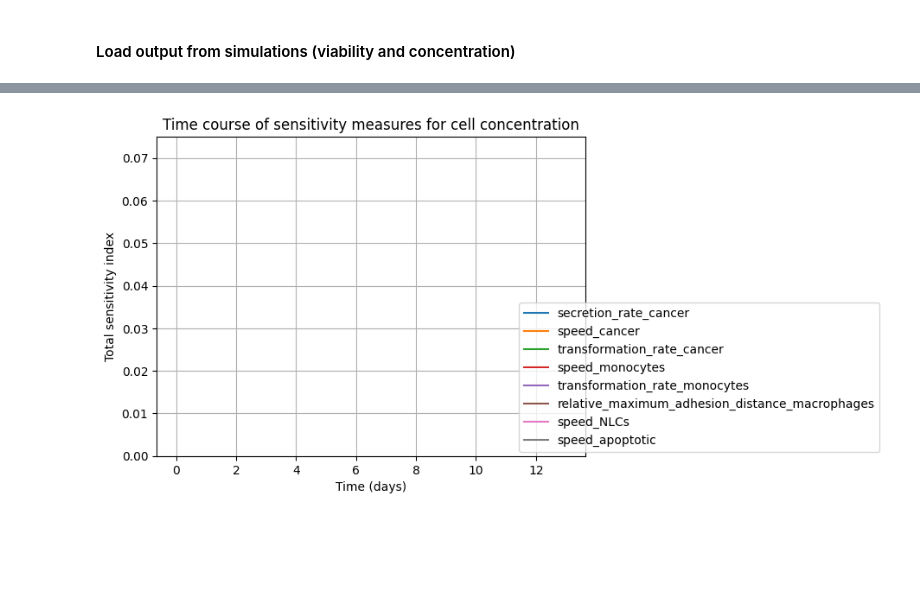
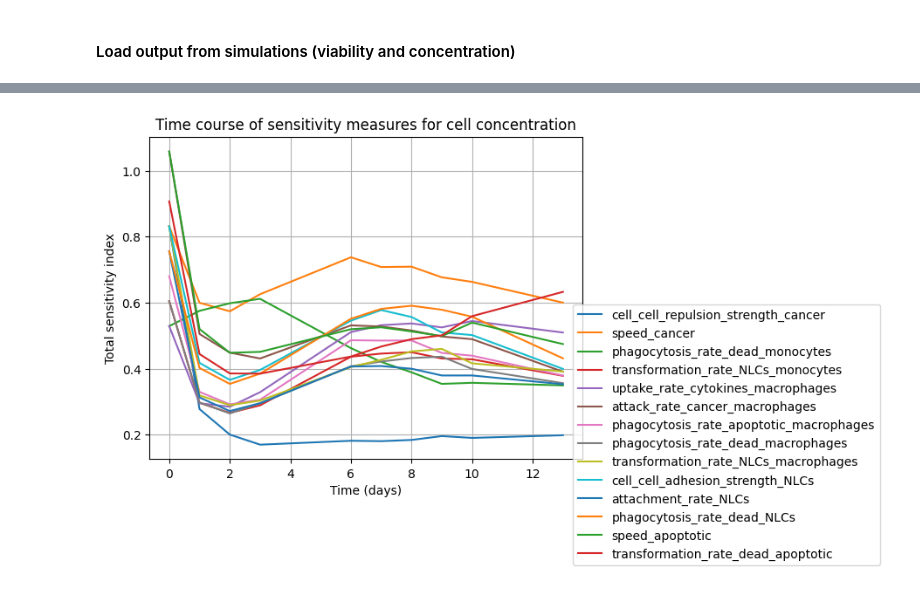
Before and after one commit to mhurtado13/NLC-CLL_HPC_exploration, a Jupyter notebook: Physicell_NLCs-CLL/scripts/SA_analysis.ipynb, the cells around one changed output, grey strips where cells are left out. Saved outputs shown, nothing was run; the diff lists cells and outputs as text; code cells hidden in the pictures; blank space fills up the shorter version.

```diff
--- a/Physicell_NLCs-CLL/scripts/SA_analysis.ipynb
+++ b/Physicell_NLCs-CLL/scripts/SA_analysis.ipynb
@@ -97,9 +36,11 @@ print(max_value)
 #Read output of simulation
 viability_data_node1 = pd.read_csv('../data_output/Sensitivity_analysis/results/viability_1.csv', delimiter=",")
 viability_data_node2 = pd.read_csv('../data_output/Sensitivity_analysis/results/viability_2.csv', delimiter=",")
+viability_data_node3 = pd.read_csv('../data_output/Sensitivity_analysis/results/viability_3.csv', delimiter=",")
 
 concentration_data_node1 = pd.read_csv('../data_output/Sensitivity_analysis/results/concentration_1.csv', delimiter=",")
 concentration_data_node2 = pd.read_csv('../data_output/Sensitivity_analysis/results/concentration_2.csv', delimiter=",")
+concentration_data_node3 = pd.read_csv('../data_output/Sensitivity_analysis/results/concentration_3.csv', delimiter=",")
 
-viability_data = pd.concat([viability_data_node1, viability_data_node2], axis = 1)
-concentration_data = pd.concat([concentration_data_node1, concentration_data_node2], axis=1)
+viability_data = pd.concat([viability_data_node1, viability_data_node2, viability_data_node3], axis = 1)
+concentration_data = pd.concat([concentration_data_node1, concentration_data_node2, concentration_data_node3], axis=1)
@@ -189,11 +52,15 @@ print(viability_data_expanded.shape)
 #Sobol analysis is run by each time point and results are gathered in a matrix
 Si_S1 = []
 Si_S1conf = []
+Si_S2 = []
+Si_S2conf = []
 Si_ST = []
 Si_STconf = []
-for i in range(0, viability_data_expanded.shape[0]):
-    Si = sobol.analyze(problem, viability_data_expanded.iloc[i].values, print_to_console=False, calc_second_order=True)
+for i in range(0, viability_data.shape[0]):
+    Si = sobol.analyze(problem, viability_data.iloc[i].values, print_to_console=False, calc_second_order=True)
     Si_S1.append(Si['S1'])
     Si_S1conf.append(Si['S1_conf'])
+    Si_S2.append(Si['S2'])
+    Si_S2conf.append(Si['S2_conf'])
     Si_ST.append(Si['ST'])
     Si_STconf.append(Si['ST_conf'])
@@ -260,17 +66,0 @@ speed_apoptotic                                 26.088254      1.516720
-# %%
-from SALib.analyze import fast
-Si = fast.analyze(problem, viability_data.iloc[1].values, print_to_console=True)
-
-import matplotlib.pyplot as plt
-
-# Plot the results
-plt.figure(figsize=(10, 6))
-plt.bar(problem['names'], Si['S1'], capsize=5)
-plt.xlabel('Parameters')
-plt.ylabel('Sensitivity Indices')
-plt.title('FAST Sensitivity Analysis')
-plt.grid(True)
-
-plt.xticks(rotation=90)  # Rotate labels by 90 degrees for vertical alignment
-
-plt.show()
@@ -353,11 +125,15 @@ plt.show()
 #Sobol analysis is run by each time point and results are gathered in a matrix
 Si_S1 = []
 Si_S1conf = []
+Si_S2 = []
+Si_S2conf = []
 Si_ST = []
 Si_STconf = []
 for i in range(0, concentration_data.shape[0]):
     Si = sobol.analyze(problem, concentration_data.iloc[i].values, print_to_console=False, calc_second_order=True)
     Si_S1.append(Si['S1'])
     Si_S1conf.append(Si['S1_conf'])
+    Si_S2.append(Si['S2'])
+    Si_S2conf.append(Si['S2_conf'])
     Si_ST.append(Si['ST'])
     Si_STconf.append(Si['ST_conf'])
@@ -383,16 +161,15 @@ plt.show()
 # %%
 #### Sensitivity index Total
 for param_index in range(Si_ST.shape[1]):
     plt.plot(time_points, Si_ST.iloc[:, param_index], label=Si_ST.columns[param_index])
 
 plt.xlabel('Time (days)')
 plt.ylabel('Total sensitivity index')
 plt.title('Time course of sensitivity measures for cell concentration')
-plt.ylim(0, 0.075)
 
 plt.legend(loc='upper right', bbox_to_anchor=(1.7, 0.5))
 
 plt.grid(True)
 plt.show()
 # %% [output]
-[figure, old version]
+[figure, new version]
```
Also changed, not shown: parts of 26 cells of this notebook.
